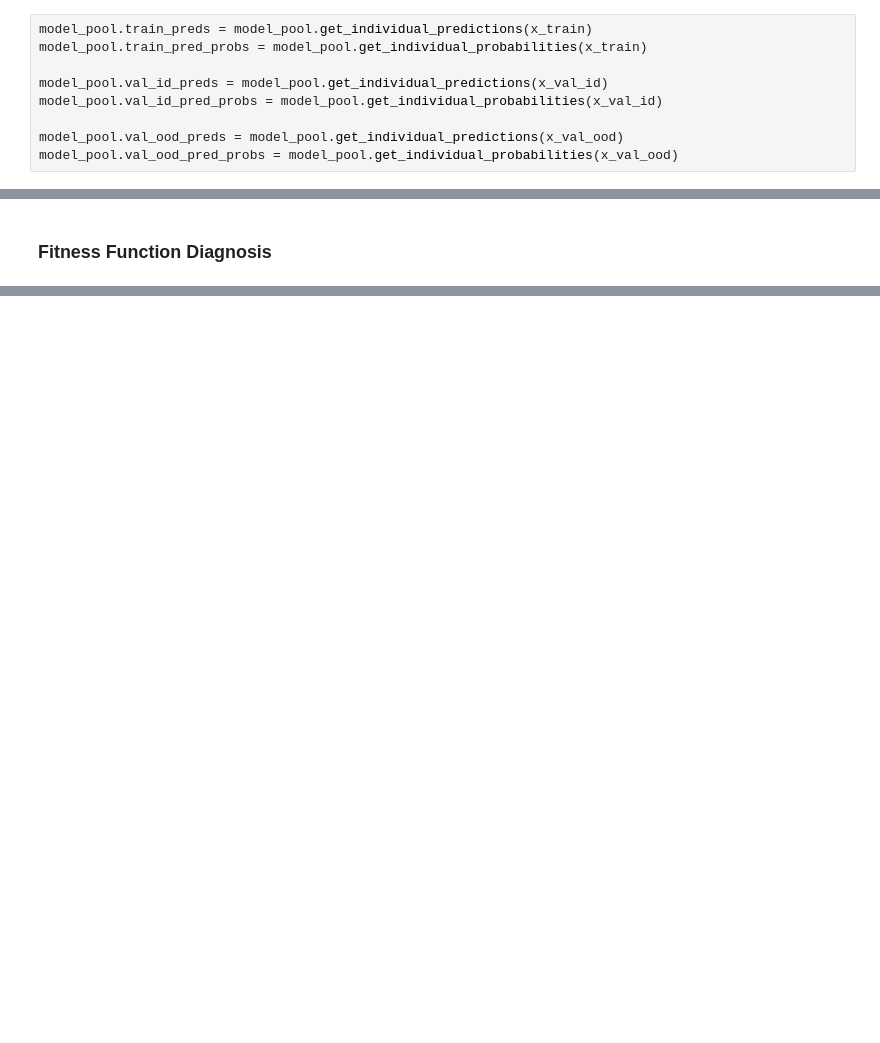
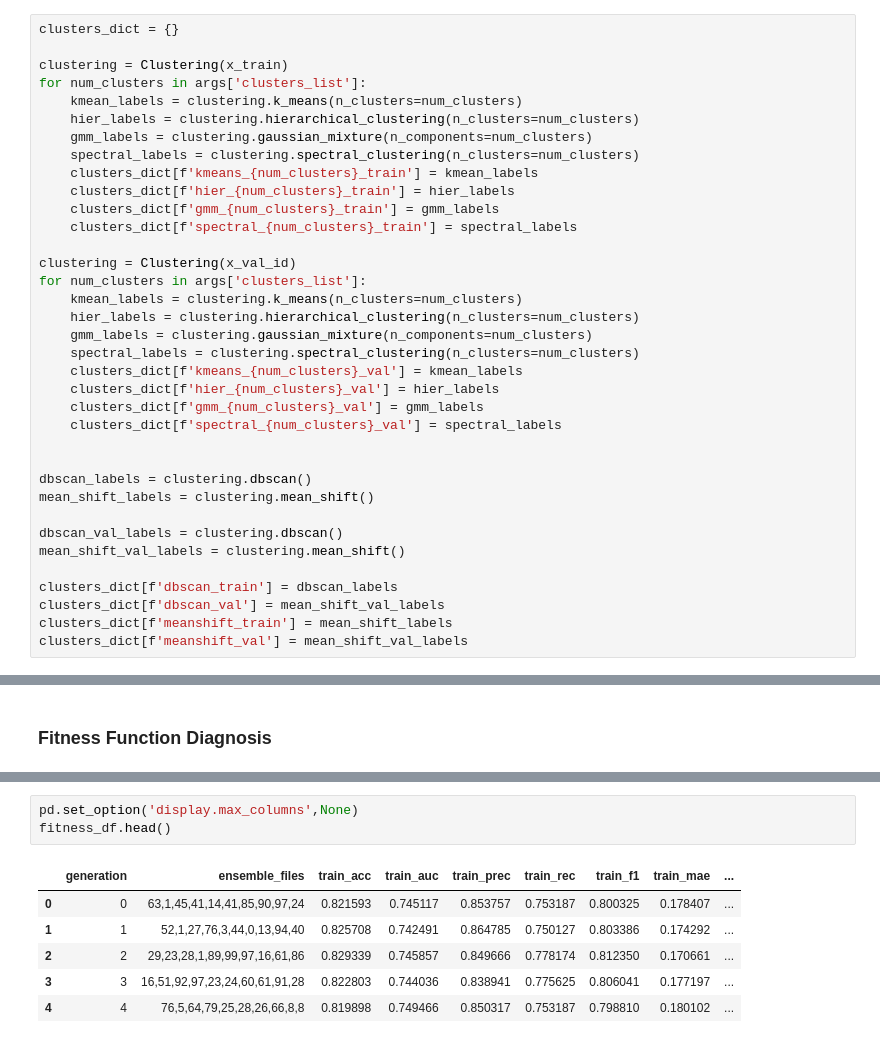
Before and after one commit to smerrillunc/OOD_Ensemble_Pruning, a Jupyter notebook: Random Search Skeleton.ipynb, the cells around one changed output, grey strips where cells are left out. Saved outputs shown, nothing was run; the diff lists cells and outputs as text; blank space fills up the shorter version.

```diff
--- a/Random Search Skeleton.ipynb
+++ b/Random Search Skeleton.ipynb
@@ -57,11 +75,38 @@ mp_precision, mp_recall, mp_auc = get_precision_recall_auc(model_pool_pred_probs
 # %%
-model_pool.train_preds = model_pool.get_individual_predictions(x_train)
-model_pool.train_pred_probs = model_pool.get_individual_probabilities(x_train)
+clusters_dict = {}
 
-model_pool.val_id_preds = model_pool.get_individual_predictions(x_val_id)
-model_pool.val_id_pred_probs = model_pool.get_individual_probabilities(x_val_id)
+clustering = Clustering(x_train)
+for num_clusters in args['clusters_list']:
+    kmean_labels = clustering.k_means(n_clusters=num_clusters)
+    hier_labels = clustering.hierarchical_clustering(n_clusters=num_clusters)
+    gmm_labels = clustering.gaussian_mixture(n_components=num_clusters)
+    spectral_labels = clustering.spectral_clustering(n_clusters=num_clusters)
+    clusters_dict[f'kmeans_{num_clusters}_train'] = kmean_labels
+    clusters_dict[f'hier_{num_clusters}_train'] = hier_labels
+    clusters_dict[f'gmm_{num_clusters}_train'] = gmm_labels
+    clusters_dict[f'spectral_{num_clusters}_train'] = spectral_labels
 
-model_pool.val_ood_preds = model_pool.get_individual_predictions(x_val_ood)
-model_pool.val_ood_pred_probs = model_pool.get_individual_probabilities(x_val_ood)
+clustering = Clustering(x_val_id)
+for num_clusters in args['clusters_list']:
+    kmean_labels = clustering.k_means(n_clusters=num_clusters)
+    hier_labels = clustering.hierarchical_clustering(n_clusters=num_clusters)
+    gmm_labels = clustering.gaussian_mixture(n_components=num_clusters)
+    spectral_labels = clustering.spectral_clustering(n_clusters=num_clusters)
+    clusters_dict[f'kmeans_{num_clusters}_val'] = kmean_labels
+    clusters_dict[f'hier_{num_clusters}_val'] = hier_labels
+    clusters_dict[f'gmm_{num_clusters}_val'] = gmm_labels
+    clusters_dict[f'spectral_{num_clusters}_val'] = spectral_labels
+
+
+dbscan_labels = clustering.dbscan()
+mean_shift_labels = clustering.mean_shift()
+
+dbscan_val_labels = clustering.dbscan()
+mean_shift_val_labels = clustering.mean_shift()
+
+clusters_dict[f'dbscan_train'] = dbscan_labels
+clusters_dict[f'dbscan_val'] = mean_shift_val_labels
+clusters_dict[f'meanshift_train'] = mean_shift_labels
+clusters_dict[f'meanshift_val'] = mean_shift_val_labels
 # %% [markdown]
 ### Random Search Loop
@@ -145,0 +221,10 @@ plt.tight_layout(pad=2)
+# %%
+pd.set_option('display.max_columns',None)
+fitness_df.head()
+# %% [output]
+|  | generation | ensemble_files | train_acc | train_auc | train_prec | train_rec | train_f1 | train_mae | ... |
+| 0 | 0 | 63,1,45,41,14,41,85,90,97,24 | 0.821593 | 0.745117 | 0.853757 | 0.753187 | 0.800325 | 0.178407 | ... |
+| 1 | 1 | 52,1,27,76,3,44,0,13,94,40 | 0.825708 | 0.742491 | 0.864785 | 0.750127 | 0.803386 | 0.174292 | ... |
+| 2 | 2 | 29,23,28,1,89,99,97,16,61,86 | 0.829339 | 0.745857 | 0.849666 | 0.778174 | 0.812350 | 0.170661 | ... |
+| 3 | 3 | 16,51,92,97,23,24,60,61,91,28 | 0.822803 | 0.744036 | 0.838941 | 0.775625 | 0.806041 | 0.177197 | ... |
+| 4 | 4 | 76,5,64,79,25,28,26,66,8,8 | 0.819898 | 0.749466 | 0.850317 | 0.753187 | 0.798810 | 0.180102 | ... |
```
Also changed, not shown: parts of 9 cells of this notebook, 4 other files.
